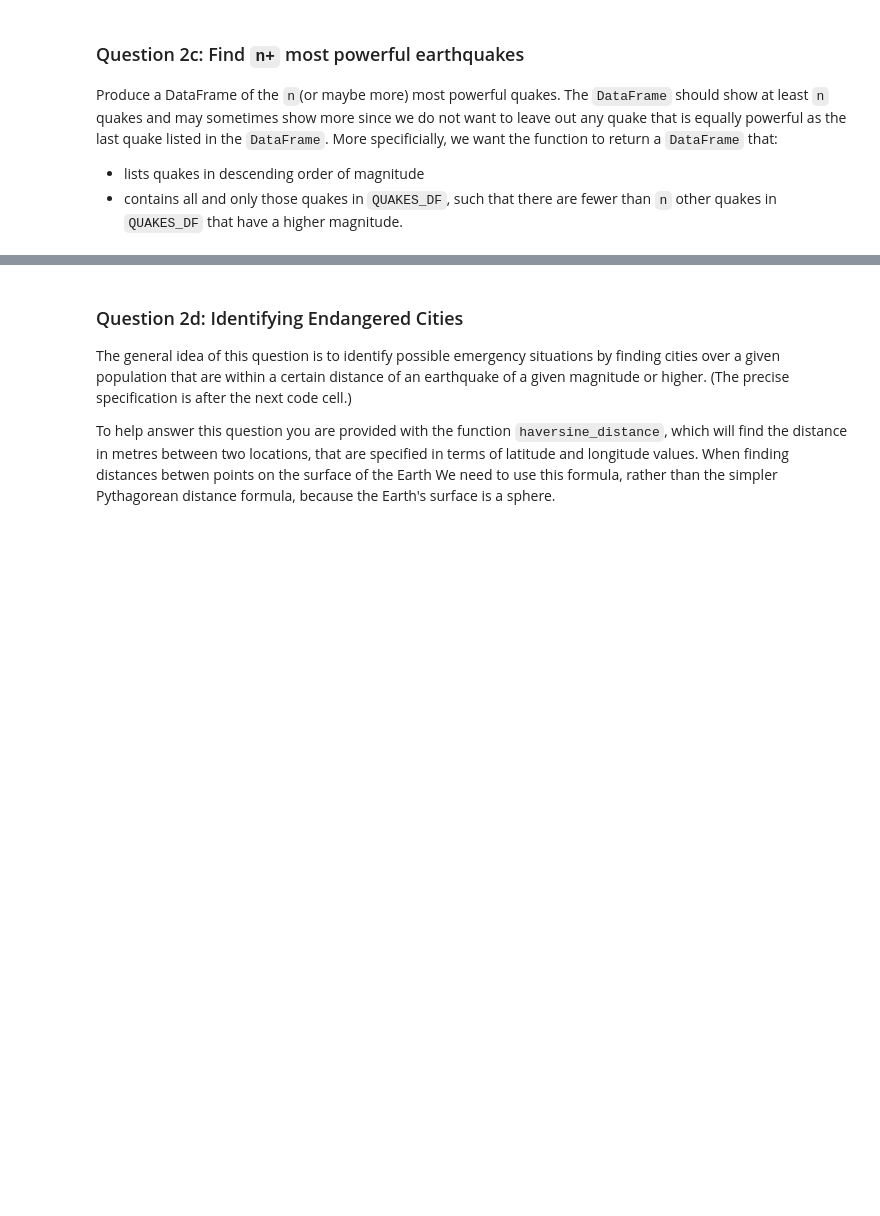
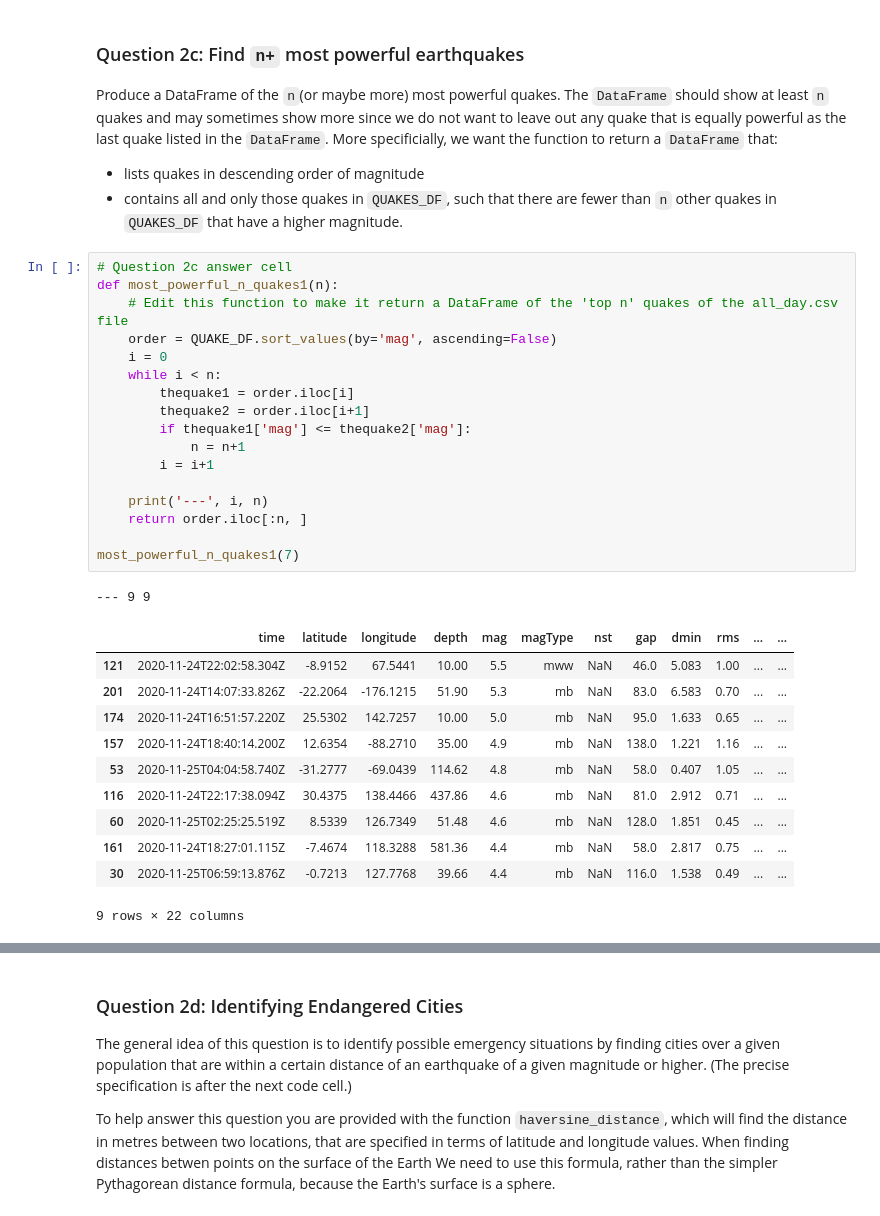
Before and after one commit to linksdl/acs-project-programming_data_science, a Jupyter notebook: 2-Assessments/A2-Data and Algorithms/A2_Data_and_Algorithms_Earthquakes.ipynb, the cells around one changed output, grey strips where cells are left out. Drawn from its saved outputs; the diff is of its cells as text; blank space fills up the shorter version.

```diff
--- a/2-Assessments/A2-Data and Algorithms/A2_Data_and_Algorithms_Earthquakes.ipynb
+++ b/2-Assessments/A2-Data and Algorithms/A2_Data_and_Algorithms_Earthquakes.ipynb
@@ -490,6 +488,36 @@ More specificially, we want the function to return a `DataFrame` that:
 * lists quakes in descending order of magnitude
 * contains all and only those quakes in `QUAKES_DF`, such that there are fewer than `n` other quakes in
   `QUAKES_DF` that have a higher magnitude.
+# %%
+# Question 2c answer cell
+def most_powerful_n_quakes1(n):
+    # Edit this function to make it return a DataFrame of the 'top n' quakes of the all_day.csv file
+    order = QUAKE_DF.sort_values(by='mag', ascending=False)
+    i = 0
+    while i < n:
+        thequake1 = order.iloc[i]
+        thequake2 = order.iloc[i+1]
+        if thequake1['mag'] <= thequake2['mag']:
+            n = n+1
+        i = i+1
+
+    print('---', i, n)
+    return order.iloc[:n, ]
+
+most_powerful_n_quakes1(7)
+# %% [output]
+--- 9 9
+|  | time | latitude | longitude | depth | mag | magType | nst | gap | dmin | rms | ... | ... |
+| 121 | 2020-11-24T22:02:58.304Z | -8.9152 | 67.5441 | 10.00 | 5.5 | mww | NaN | 46.0 | 5.083 | 1.00 | ... | ... |
+| 201 | 2020-11-24T14:07:33.826Z | -22.2064 | -176.1215 | 51.90 | 5.3 | mb | NaN | 83.0 | 6.583 | 0.70 | ... | ... |
+| 174 | 2020-11-24T16:51:57.220Z | 25.5302 | 142.7257 | 10.00 | 5.0 | mb | NaN | 95.0 | 1.633 | 0.65 | ... | ... |
+| 157 | 2020-11-24T18:40:14.200Z | 12.6354 | -88.2710 | 35.00 | 4.9 | mb | NaN | 138.0 | 1.221 | 1.16 | ... | ... |
+| 53 | 2020-11-25T04:04:58.740Z | -31.2777 | -69.0439 | 114.62 | 4.8 | mb | NaN | 58.0 | 0.407 | 1.05 | ... | ... |
+| 116 | 2020-11-24T22:17:38.094Z | 30.4375 | 138.4466 | 437.86 | 4.6 | mb | NaN | 81.0 | 2.912 | 0.71 | ... | ... |
+| 60 | 2020-11-25T02:25:25.519Z | 8.5339 | 126.7349 | 51.48 | 4.6 | mb | NaN | 128.0 | 1.851 | 0.45 | ... | ... |
+| 161 | 2020-11-24T18:27:01.115Z | -7.4674 | 118.3288 | 581.36 | 4.4 | mb | NaN | 58.0 | 2.817 | 0.75 | ... | ... |
+| 30 | 2020-11-25T06:59:13.876Z | -0.7213 | 127.7768 | 39.66 | 4.4 | mb | NaN | 116.0 | 1.538 | 0.49 | ... | ... |
+9 rows × 22 columns
 # %%
 # Question 2c answer cell
 def most_powerful_n_quakes(n):
```
Also changed, not shown: parts of 4 cells of this notebook, 1 other file.
